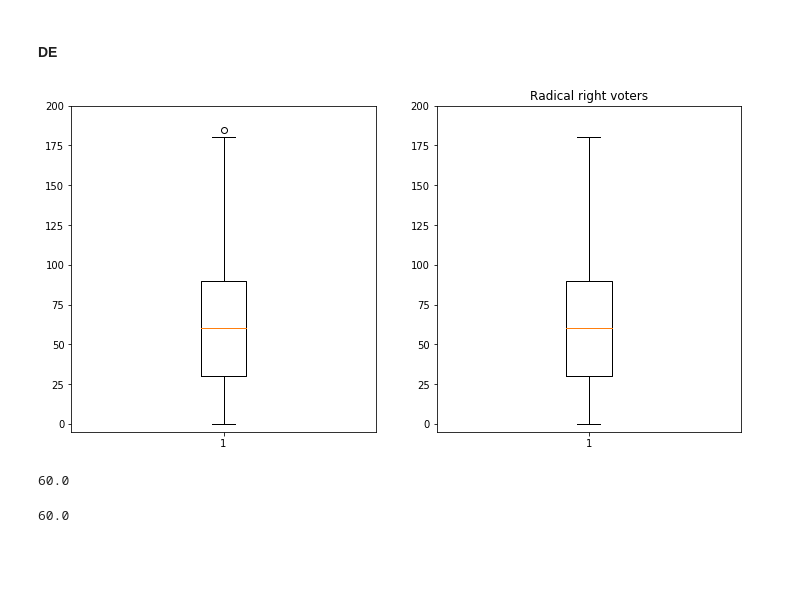
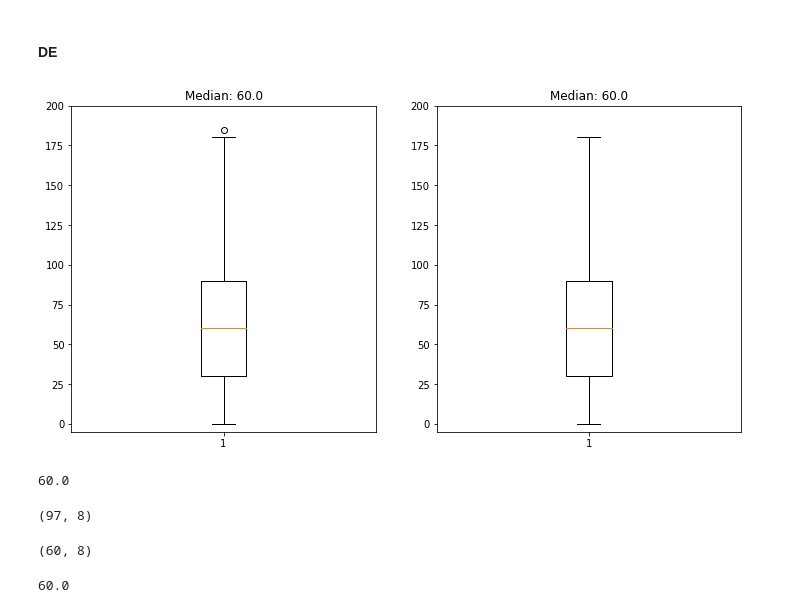
Before and after one commit to augarriza/radical-right_in_europe, a Jupyter notebook: notebooks/MULTI_timenews_2018_analysis.ipynb, the cells around one changed output. Cells and saved outputs as stored; diff of their text form; code cells hidden in the pictures; blank space fills up the shorter version.

```diff
--- a/notebooks/MULTI_timenews_2018_analysis.ipynb
+++ b/notebooks/MULTI_timenews_2018_analysis.ipynb
@@ -138,17 +138,26 @@ hu_nof = hu[~hu["party_hu"].isin([3,66,77,88])]
 # %%
 fig, axes = plt.subplots(nrows=1, ncols=2, figsize=(12,6))
 axes[0].boxplot(de_nof['news_mm/day']);
 axes[1].boxplot(de_f['news_mm/day']);
 axes[0].set_ylim([-5,200]);
 axes[1].set_ylim([-5,200]);
-axes[1].set_title('Radical right voters');
+axes[1].set_title(f"Median: {round(de_f['news_mm/day'].median())}");
+axes[0].set_title(f"Median: {round(de_nof['news_mm/day'].median())}");
 plt.savefig('../graphs/minutes_news_de.png')
 # %% [output]
-[figure, old version]
+[figure, new version]
 # %%
 de_f['news_mm/day'].median()
 # %% [output]
 60.0
+# %%
+de_f.shape
+# %% [output]
+(97, 8)
+# %%
+de_f[de_f['news_mm/day']>40].shape
+# %% [output]
+(60, 8)
 # %%
 de_nof['news_mm/day'].median()
 # %% [output]
```
Also changed, not shown: 4 other files.
